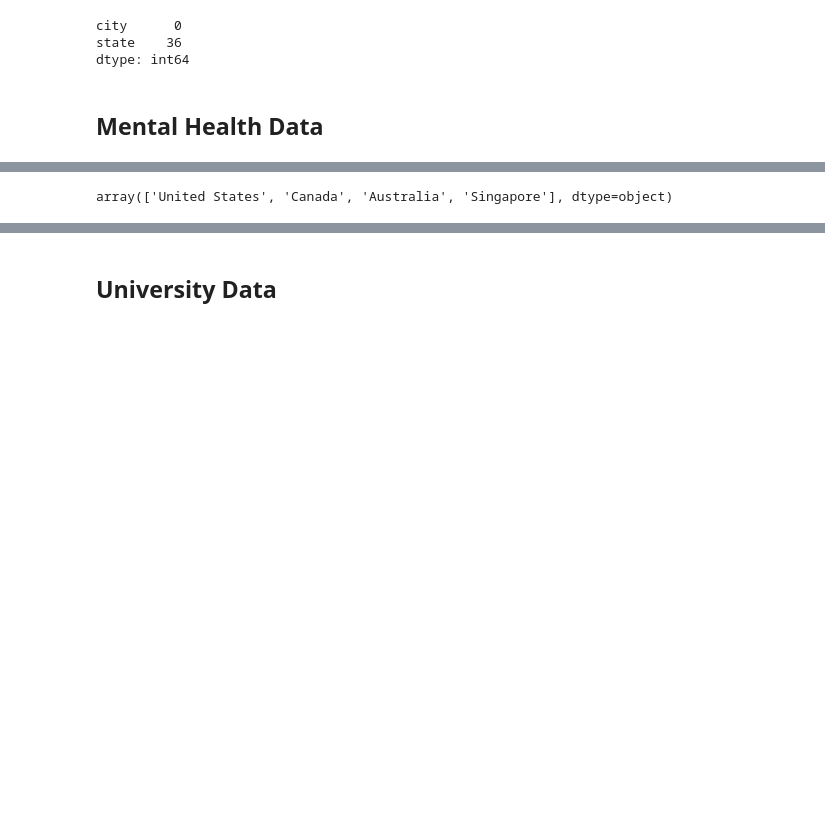
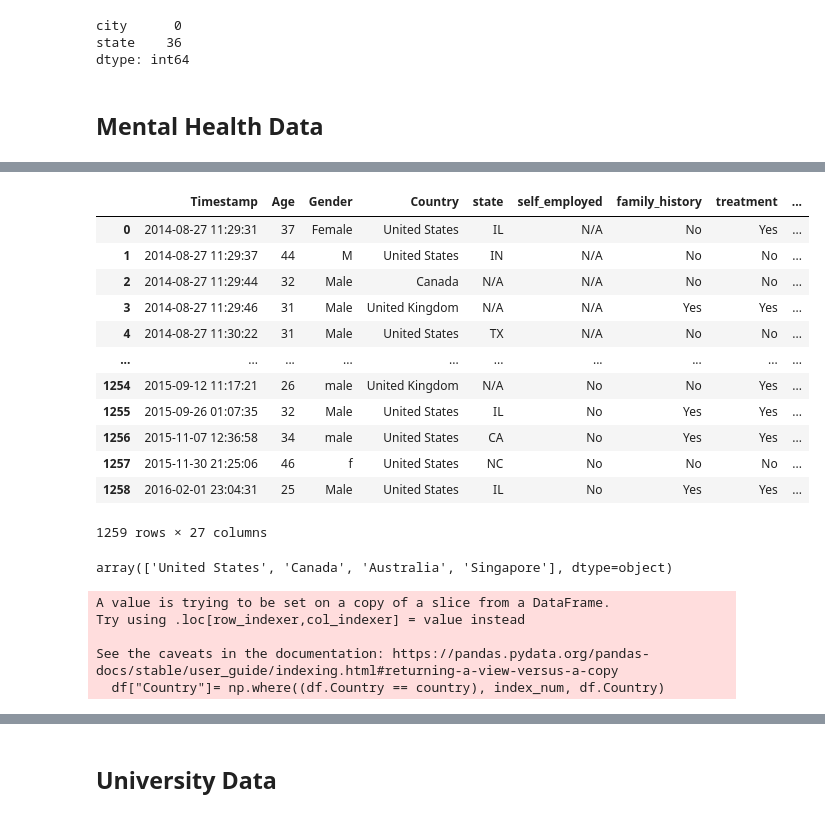
Before and after one commit to angmay/DataJobMarket, a Jupyter notebook: Transformation Subfiles/Data-Transformation.ipynb, the cells around one changed output, grey strips where cells are left out. Cells and saved outputs as stored; diff of their text form; code cells hidden in the pictures; blank space fills up the shorter version.

```diff
--- a/Transformation Subfiles/Data-Transformation.ipynb
+++ b/Transformation Subfiles/Data-Transformation.ipynb
@@ -129,3 +137,22 @@ df.head()
+# %%
+#Replace blanks with "N/A"
+df = df.fillna("N/A")
+
+df
+# %% [output]
+|  | Timestamp | Age | Gender | Country | state | self_employed | family_history | treatment | ... |
+| 0 | 2014-08-27 11:29:31 | 37 | Female | United States | IL | N/A | No | Yes | ... |
+| 1 | 2014-08-27 11:29:37 | 44 | M | United States | IN | N/A | No | No | ... |
+| 2 | 2014-08-27 11:29:44 | 32 | Male | Canada | N/A | N/A | No | No | ... |
+| 3 | 2014-08-27 11:29:46 | 31 | Male | United Kingdom | N/A | N/A | Yes | Yes | ... |
+| 4 | 2014-08-27 11:30:22 | 31 | Male | United States | TX | N/A | No | No | ... |
+| ... | ... | ... | ... | ... | ... | ... | ... | ... | ... |
+| 1254 | 2015-09-12 11:17:21 | 26 | male | United Kingdom | N/A | No | No | Yes | ... |
+| 1255 | 2015-09-26 01:07:35 | 32 | Male | United States | IL | No | Yes | Yes | ... |
+| 1256 | 2015-11-07 12:36:58 | 34 | male | United States | CA | No | Yes | Yes | ... |
+| 1257 | 2015-11-30 21:25:06 | 46 | f | United States | NC | No | No | No | ... |
+| 1258 | 2016-02-01 23:04:31 | 25 | Male | United States | IL | No | Yes | Yes | ... |
+1259 rows × 27 columns
 # %%
 df = df.loc[(df["Country"] == "Canada") | (df["Country"] == "Australia") | (df["Country"] == "Singapore") | (df["Country"] == "United States")]
 
@@ -142,6 +169,12 @@ for country in country_list:
     #replacing with country index number
     df["Country"]= np.where((df.Country == country), index_num, df.Country)
     index_num = index_num + 1
+# %% [output]
+A value is trying to be set on a copy of a slice from a DataFrame.
+Try using .loc[row_indexer,col_indexer] = value instead
+
+See the caveats in the documentation: https://pandas.pydata.org/pandas-docs/stable/user_guide/indexing.html#returning-a-view-versus-a-copy
+  df["Country"]= np.where((df.Country == country), index_num, df.Country)
 # %%
 #normalizing gender entry
 
```
Also changed, not shown: parts of 5 cells of this notebook, 1 other file.
